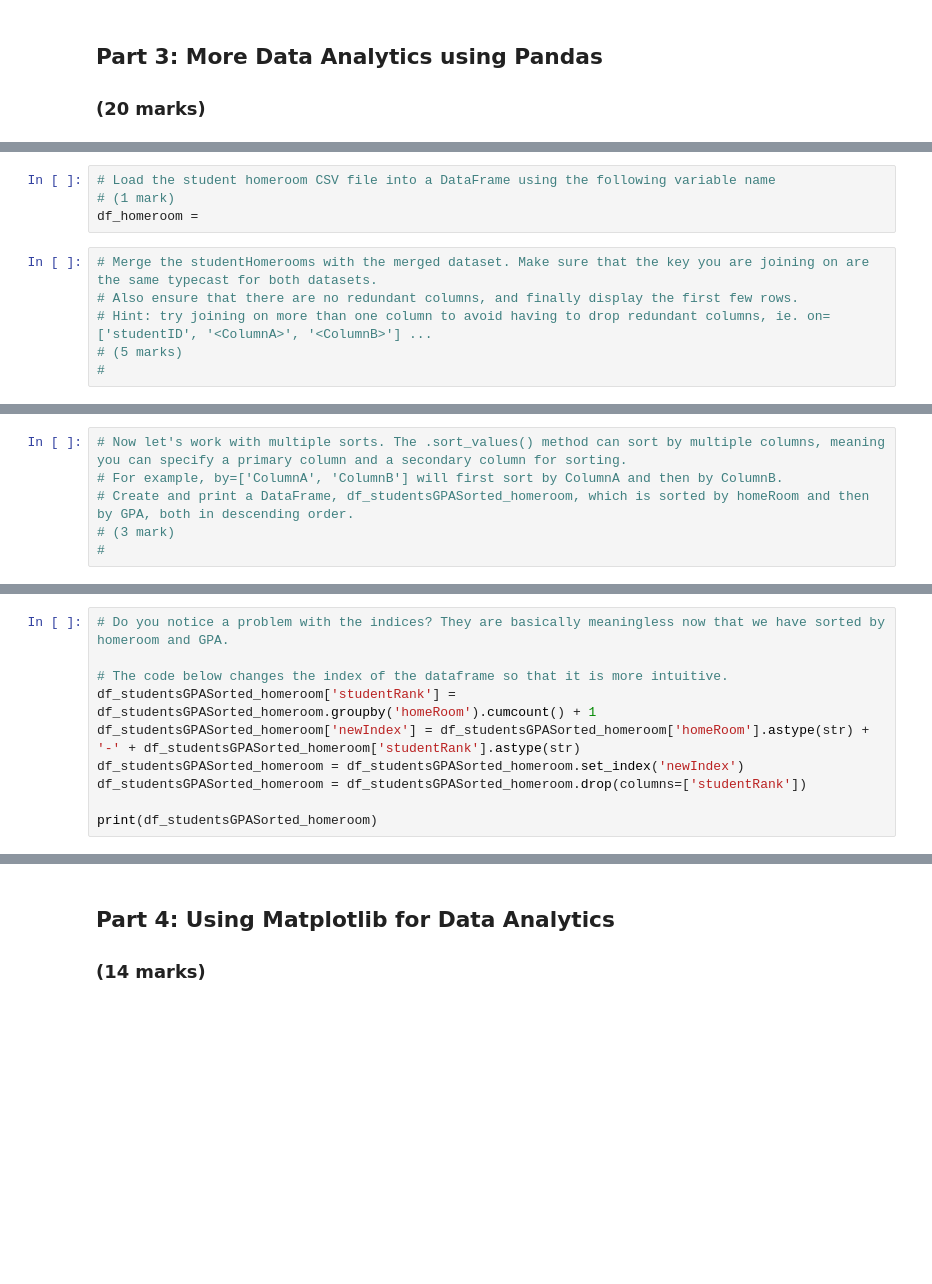
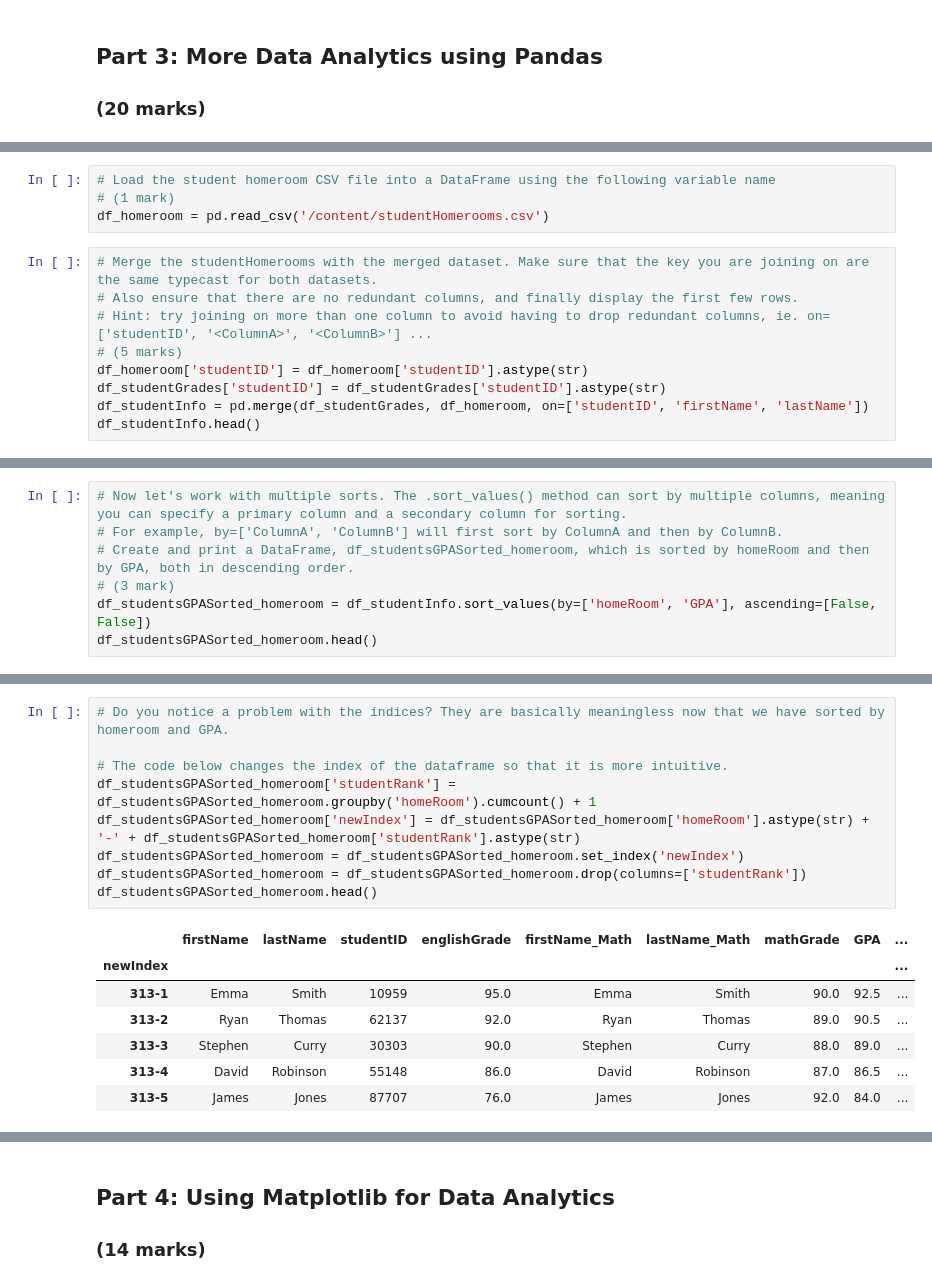
Before and after one commit to dhruvvyas0725/engg680_2024_fall, a Jupyter notebook: lab assignment 1/studentgrademanagementsystem.ipynb, the cells around one changed output, grey strips where cells are left out. Cells and saved outputs as stored; diff of their text form; blank space fills up the shorter version.

Commit message:
Uploading the homeroom csv file and completed part 3 of the assignment 1.

```diff
--- a/lab assignment 1/studentgrademanagementsystem.ipynb
+++ b/lab assignment 1/studentgrademanagementsystem.ipynb
@@ -276,10 +313,13 @@ print(df_mathGrade_lower85)
 # %%
 # Load the student homeroom CSV file into a DataFrame using the following variable name
 # (1 mark)
-df_homeroom =
+df_homeroom = pd.read_csv('/content/studentHomerooms.csv')
 # %%
 # Merge the studentHomerooms with the merged dataset. Make sure that the key you are joining on are the same typecast for both datasets.
 # Also ensure that there are no redundant columns, and finally display the first few rows.
 # Hint: try joining on more than one column to avoid having to drop redundant columns, ie. on=['studentID', '<ColumnA>', '<ColumnB>'] ...
 # (5 marks)
-#
+df_homeroom['studentID'] = df_homeroom['studentID'].astype(str)
+df_studentGrades['studentID'] = df_studentGrades['studentID'].astype(str)
+df_studentInfo = pd.merge(df_studentGrades, df_homeroom, on=['studentID', 'firstName', 'lastName'])
+df_studentInfo.head()
@@ -295,4 +351,5 @@ df_grouped = df_studentInfo.groupby('homeRoom')['GPA'].mean()
 # For example, by=['ColumnA', 'ColumnB'] will first sort by ColumnA and then by ColumnB.
 # Create and print a DataFrame, df_studentsGPASorted_homeroom, which is sorted by homeRoom and then by GPA, both in descending order.
 # (3 mark)
-#
+df_studentsGPASorted_homeroom = df_studentInfo.sort_values(by=['homeRoom', 'GPA'], ascending=[False, False])
+df_studentsGPASorted_homeroom.head()
@@ -299,13 +363,20 @@ df_grouped = df_studentInfo.groupby('homeRoom')['GPA'].mean()
 # %%
 # Do you notice a problem with the indices? They are basically meaningless now that we have sorted by homeroom and GPA.
 
 # The code below changes the index of the dataframe so that it is more intuitive.
 df_studentsGPASorted_homeroom['studentRank'] = df_studentsGPASorted_homeroom.groupby('homeRoom').cumcount() + 1
 df_studentsGPASorted_homeroom['newIndex'] = df_studentsGPASorted_homeroom['homeRoom'].astype(str) + '-' + df_studentsGPASorted_homeroom['studentRank'].astype(str)
 df_studentsGPASorted_homeroom = df_studentsGPASorted_homeroom.set_index('newIndex')
 df_studentsGPASorted_homeroom = df_studentsGPASorted_homeroom.drop(columns=['studentRank'])
-
-print(df_studentsGPASorted_homeroom)
+df_studentsGPASorted_homeroom.head()
+# %% [output]
+|  | firstName | lastName | studentID | englishGrade | firstName_Math | lastName_Math | mathGrade | GPA | ... |
+| newIndex |  |  |  |  |  |  |  |  | ... |
+| 313-1 | Emma | Smith | 10959 | 95.0 | Emma | Smith | 90.0 | 92.5 | ... |
+| 313-2 | Ryan | Thomas | 62137 | 92.0 | Ryan | Thomas | 89.0 | 90.5 | ... |
+| 313-3 | Stephen | Curry | 30303 | 90.0 | Stephen | Curry | 88.0 | 89.0 | ... |
+| 313-4 | David | Robinson | 55148 | 86.0 | David | Robinson | 87.0 | 86.5 | ... |
+| 313-5 | James | Jones | 87707 | 76.0 | James | Jones | 92.0 | 84.0 | ... |
 # %%
 # Describe what each coding line in the cell above is doing
 # (4 marks)
```
Also changed, not shown: parts of 9 cells of this notebook.
